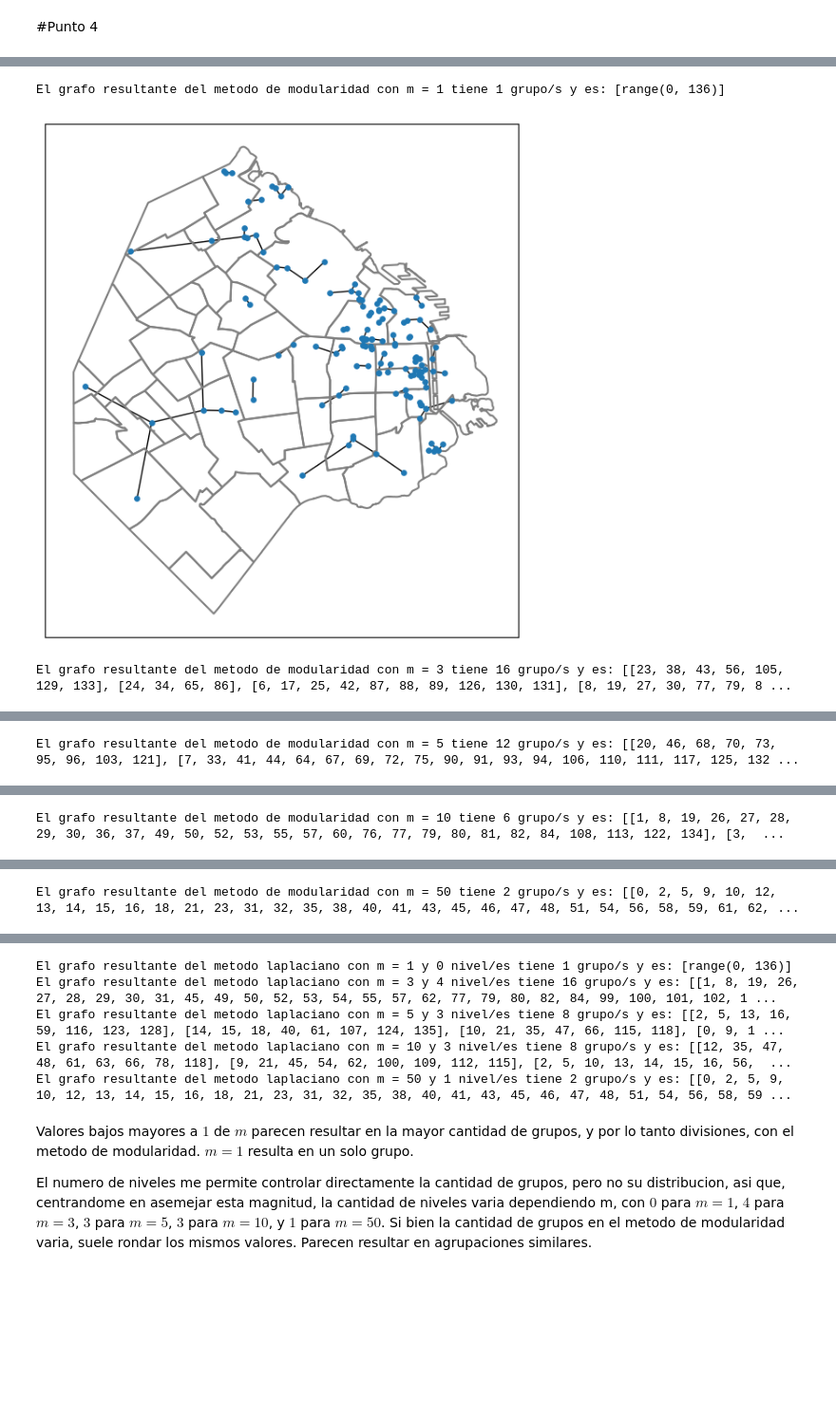
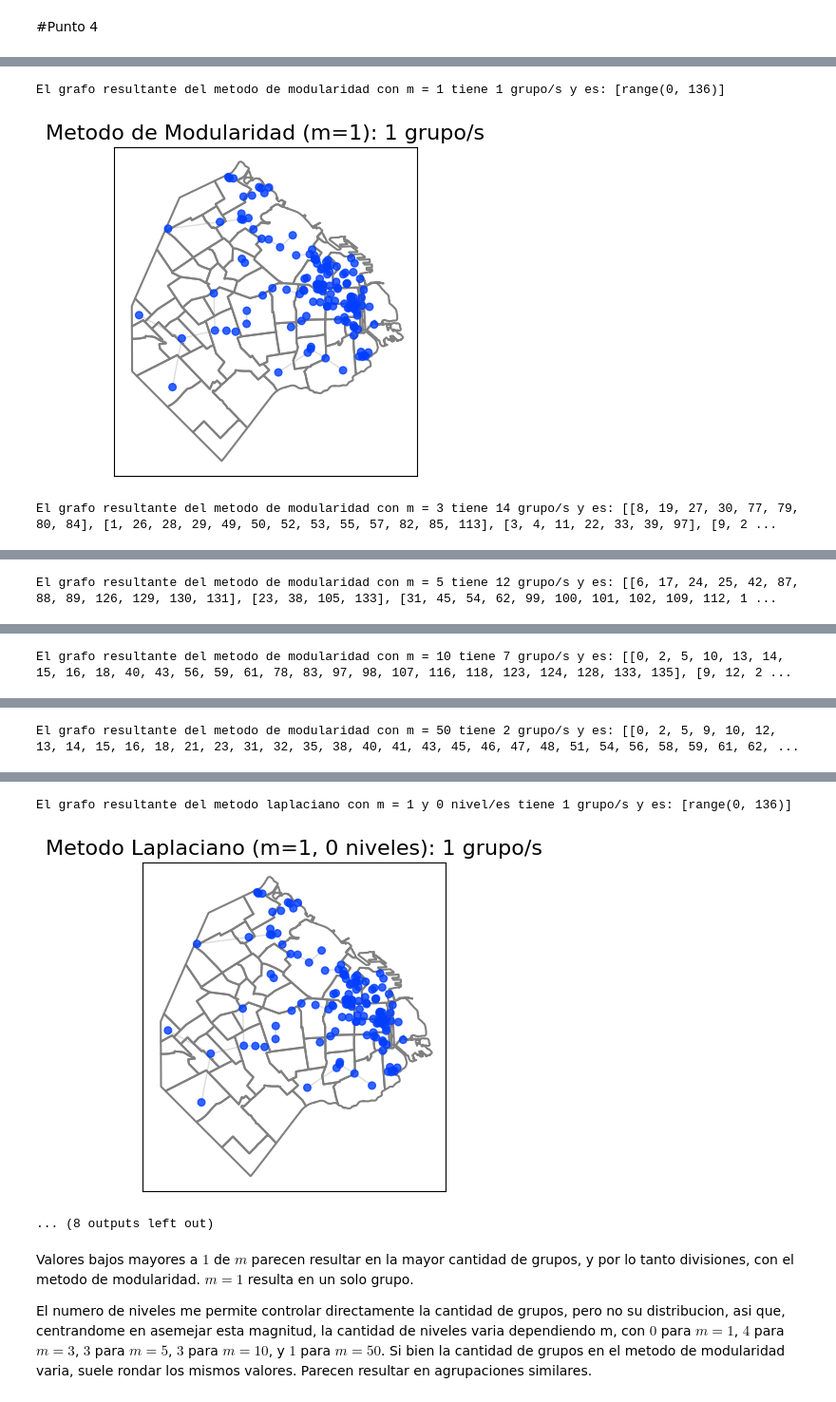
Before and after one commit to shotinhell/TP1_ALC_1C2025, a Jupyter notebook: TP1 y TP2.ipynb, the cells around one changed output, grey strips where cells are left out. Shown at 95% size. Cells and saved outputs as stored; diff of their text form; code cells hidden in the pictures; blank space fills up the shorter version.

```diff
--- a/TP1 y TP2.ipynb
+++ b/TP1 y TP2.ipynb
@@ -621,37 +628,41 @@ Podemos ver que el metodo de modularidad produce un grafo cortado en los 2 grupo
 def simetriza_matriz(A):
   # A′ = ⌈ (1/2) (A + At)⌉
   return np.ceil((1/2) * (A + A.T))
 
 m_list = [1,3,5,10,50]
 
 for m in m_list:
+    plt.rcdefaults()
 
     A = construye_adyacencia(D,m)
     A = simetriza_matriz(A)
     mod_A = func2.modularidad_iterativo(A)
     size = len(mod_A)
     print("El grafo resultante del metodo de modularidad con m =",m,"tiene",size,"grupo/s y es:",mod_A)
 
-    plt.rcdefaults()
-    func2.graficar_grafo(museos,barrios,0.5,A)
+    # Visualizar clusters de modularidad
+    func2.graficar_grupos(museos, barrios, 0.3, A, mod_A,
+                     titulo=f"Metodo de Modularidad (m={m}): {size} grupo/s")
     plt.show()
-
 
 
 
 nivel_list = [0,4,3,3,1] # Lista de niveles precalculados
 for m in m_list:
+    plt.rcdefaults()
+
     A = construye_adyacencia(D,m)
     A = simetriza_matriz(A)
     niveles = nivel_list[m_list.index(m)]
     lap_A = func2.laplaciano_iterativo(A,niveles)
     size = len(lap_A)
     print("El grafo resultante del metodo laplaciano con m =",m,"y",niveles,"nivel/es tiene",size,"grupo/s y es:",lap_A)
 
-    plt.rcdefaults()
-    func2.graficar_grafo(museos,barrios,0.5,A)
+    # Visualizar clusters laplacianos
+    func2.graficar_grupos(museos, barrios, 0.3, A, lap_A,
+                     titulo=f"Metodo Laplaciano (m={m}, {niveles} niveles): {size} grupo/s")
     plt.show()
 # %% [output]
 El grafo resultante del metodo de modularidad con m = 1 tiene 1 grupo/s y es: [range(0, 136)]
-[figure, old version]
+[figure, new version]
-El grafo resultante del metodo de modularidad con m = 3 tiene 16 grupo/s y es: [[23, 38, 43, 56, 105, 129, 133], [24, 34, 65, 86], [6, 17, 25, 42, 87, 88, 89, 126, 130, 131], [8, 19, 27, 30, 77, 79, 8 ...
+El grafo resultante del metodo de modularidad con m = 3 tiene 14 grupo/s y es: [[8, 19, 27, 30, 77, 79, 80, 84], [1, 26, 28, 29, 49, 50, 52, 53, 55, 57, 82, 85, 113], [3, 4, 11, 22, 33, 39, 97], [9, 2 ...
@@ -659 +670 @@ El grafo resultante del metodo de modularidad con m = 3 tiene 16 grupo/s y es: [
-El grafo resultante del metodo de modularidad con m = 5 tiene 12 grupo/s y es: [[20, 46, 68, 70, 73, 95, 96, 103, 121], [7, 33, 41, 44, 64, 67, 69, 72, 75, 90, 91, 93, 94, 106, 110, 111, 117, 125, 132 ...
+El grafo resultante del metodo de modularidad con m = 5 tiene 12 grupo/s y es: [[6, 17, 24, 25, 42, 87, 88, 89, 126, 129, 130, 131], [23, 38, 105, 133], [31, 45, 54, 62, 99, 100, 101, 102, 109, 112, 1 ...
@@ -661 +672 @@ El grafo resultante del metodo de modularidad con m = 5 tiene 12 grupo/s y es: [
-El grafo resultante del metodo de modularidad con m = 10 tiene 6 grupo/s y es: [[1, 8, 19, 26, 27, 28, 29, 30, 36, 37, 49, 50, 52, 53, 55, 57, 60, 76, 77, 79, 80, 81, 82, 84, 108, 113, 122, 134], [3,  ...
+El grafo resultante del metodo de modularidad con m = 10 tiene 7 grupo/s y es: [[0, 2, 5, 10, 13, 14, 15, 16, 18, 40, 43, 56, 59, 61, 78, 83, 97, 98, 107, 116, 118, 123, 124, 128, 133, 135], [9, 12, 2 ...
@@ -665,8 +676,6 @@ El grafo resultante del metodo de modularidad con m = 50 tiene 2 grupo/s y es: [
 El grafo resultante del metodo laplaciano con m = 1 y 0 nivel/es tiene 1 grupo/s y es: [range(0, 136)]
-El grafo resultante del metodo laplaciano con m = 3 y 4 nivel/es tiene 16 grupo/s y es: [[1, 8, 19, 26, 27, 28, 29, 30, 31, 45, 49, 50, 52, 53, 54, 55, 57, 62, 77, 79, 80, 82, 84, 99, 100, 101, 102, 1 ...
-El grafo resultante del metodo laplaciano con m = 5 y 3 nivel/es tiene 8 grupo/s y es: [[2, 5, 13, 16, 59, 116, 123, 128], [14, 15, 18, 40, 61, 107, 124, 135], [10, 21, 35, 47, 66, 115, 118], [0, 9, 1 ...
-El grafo resultante del metodo laplaciano con m = 10 y 3 nivel/es tiene 8 grupo/s y es: [[12, 35, 47, 48, 61, 63, 66, 78, 118], [9, 21, 45, 54, 62, 100, 109, 112, 115], [2, 5, 10, 13, 14, 15, 16, 56,  ...
-El grafo resultante del metodo laplaciano con m = 50 y 1 nivel/es tiene 2 grupo/s y es: [[0, 2, 5, 9, 10, 12, 13, 14, 15, 16, 18, 21, 23, 31, 32, 35, 38, 40, 41, 43, 45, 46, 47, 48, 51, 54, 56, 58, 59 ...
+[figure, added]
+... (8 outputs left out)
 # %% [markdown]
 Valores bajos mayores a $1$ de $m$ parecen resultar en la mayor cantidad de grupos, y por lo tanto divisiones, con el metodo de modularidad. $m=1$ resulta en un solo grupo.
 
```
Also changed, not shown: parts of 6 cells of this notebook, 2 other files.
